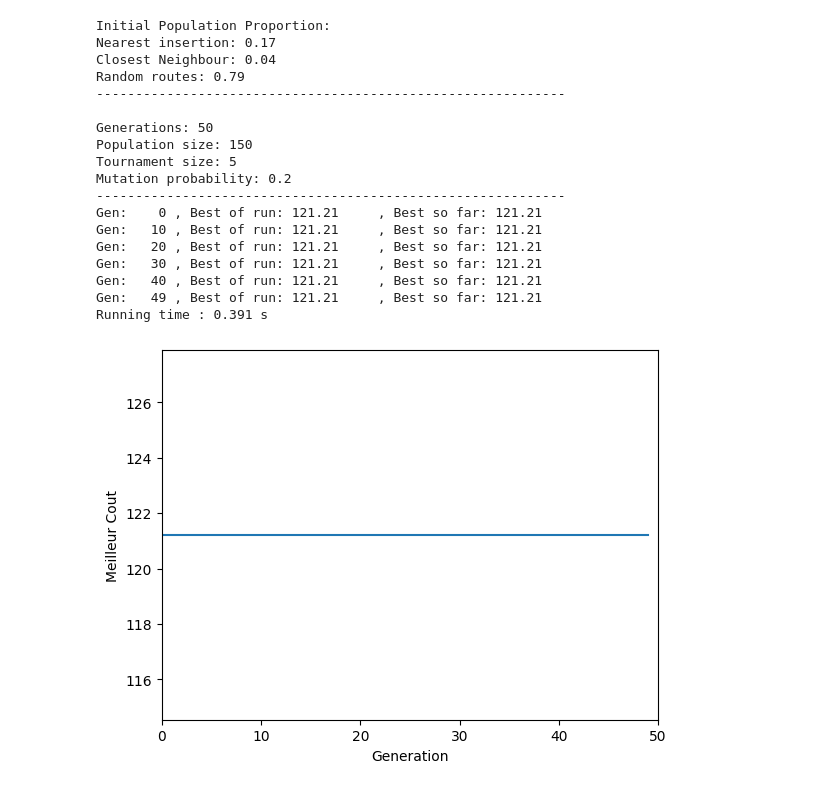
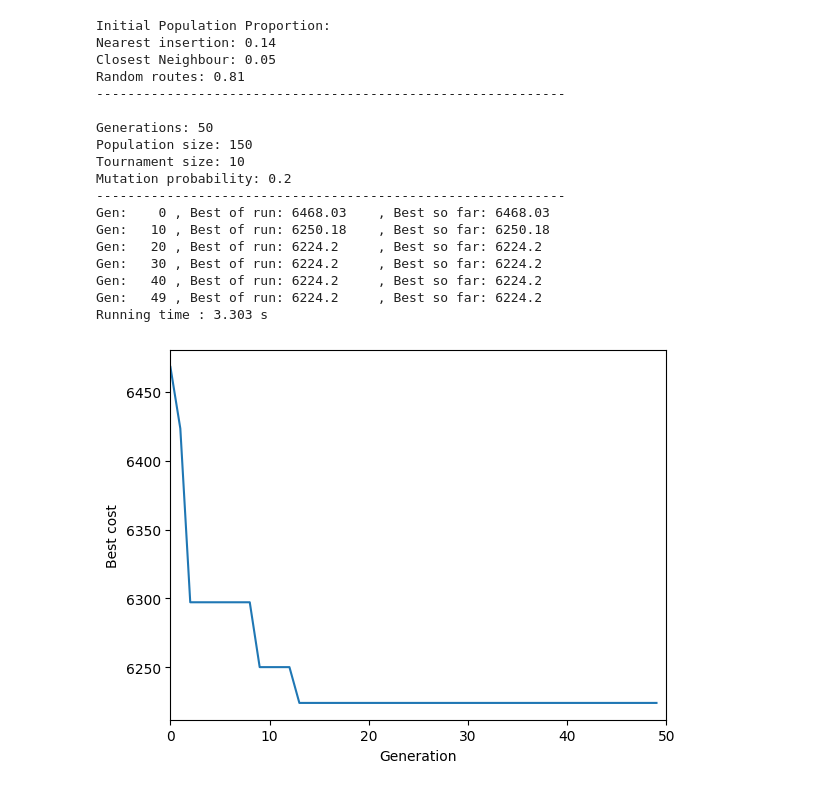
Before and after one commit to alvaro-vilela/geneticAlgorithm-TSPTW, a Jupyter notebook: main.ipynb, the cells around one changed output. Cells and saved outputs as stored; diff of their text form; code cells hidden in the pictures.

```diff
--- a/main.ipynb
+++ b/main.ipynb
@@ -129,30 +99,30 @@ route_nearestInsertion
 # %%
 POP_SIZE = 150
 GENERATIONS = 50
-TOURNAMENT_SIZE = 5
+TOURNAMENT_SIZE = 10
 PROB_MUTATION = 0.2
 
-wb, ws, n, pen, dist, dmax, a, b, cox, coy, a, b, dist, dmax = Input("Instances/test.xlsx")
-solution_cost, solution_route, solution_cumulated_best_cost, solution_generation_best_cost, generations= GA(POP_SIZE, GENERATIONS, TOURNAMENT_SIZE, PROB_MUTATION, n, dist, a, b, pen, dmax)
-Download_excel("geneticAlgorithm_results", POP_SIZE, generations, n, dist, a, b, pen)
-Plot_fitness(GENERATIONS, solution_cumulated_best_cost)
+wb, ws, n, pen, dist, dmax, a, b, cox, coy, a, b, dist, dmax = Input("Instances\Inst40_1.xlsx")
+cost_GA, route_GA, cumulated_best_cost_GA, best_cost_GA, generations_GA= GA(POP_SIZE, GENERATIONS, TOURNAMENT_SIZE, PROB_MUTATION, n, dist, a, b, pen, dmax)
+Download_excel("geneticAlgorithm_results", POP_SIZE, generations_GA, n, dist, a, b, pen)
+Plot_fitness(GENERATIONS, cumulated_best_cost_GA)
 # %% [output]
 Initial Population Proportion:
-Nearest insertion: 0.17
-Closest Neighbour: 0.04
-Random routes: 0.79
+Nearest insertion: 0.14
+Closest Neighbour: 0.05
+Random routes: 0.81
 ------------------------------------------------------------
 
 Generations: 50
 Population size: 150
-Tournament size: 5
+Tournament size: 10
 Mutation probability: 0.2
 ------------------------------------------------------------
-Gen:    0 , Best of run: 121.21     , Best so far: 121.21
-Gen:   10 , Best of run: 121.21     , Best so far: 121.21
-Gen:   20 , Best of run: 121.21     , Best so far: 121.21
-Gen:   30 , Best of run: 121.21     , Best so far: 121.21
-Gen:   40 , Best of run: 121.21     , Best so far: 121.21
-Gen:   49 , Best of run: 121.21     , Best so far: 121.21
-Running time : 0.391 s
+Gen:    0 , Best of run: 6468.03    , Best so far: 6468.03
+Gen:   10 , Best of run: 6250.18    , Best so far: 6250.18
+Gen:   20 , Best of run: 6224.2     , Best so far: 6224.2
+Gen:   30 , Best of run: 6224.2     , Best so far: 6224.2
+Gen:   40 , Best of run: 6224.2     , Best so far: 6224.2
+Gen:   49 , Best of run: 6224.2     , Best so far: 6224.2
+Running time : 3.303 s
-[figure, old version]
+[figure, new version]
```
Also changed, not shown: parts of 9 cells of this notebook.
